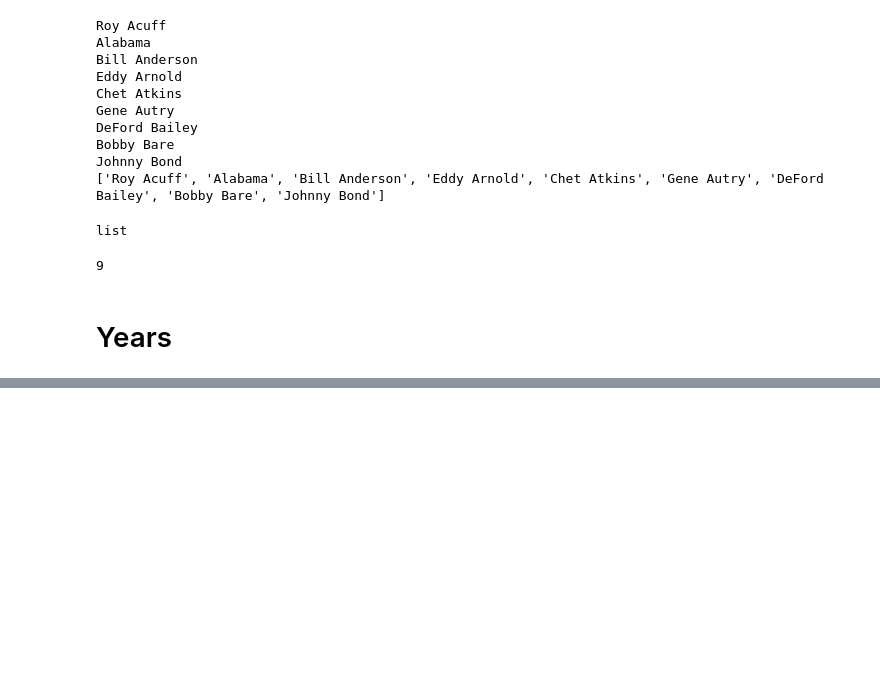
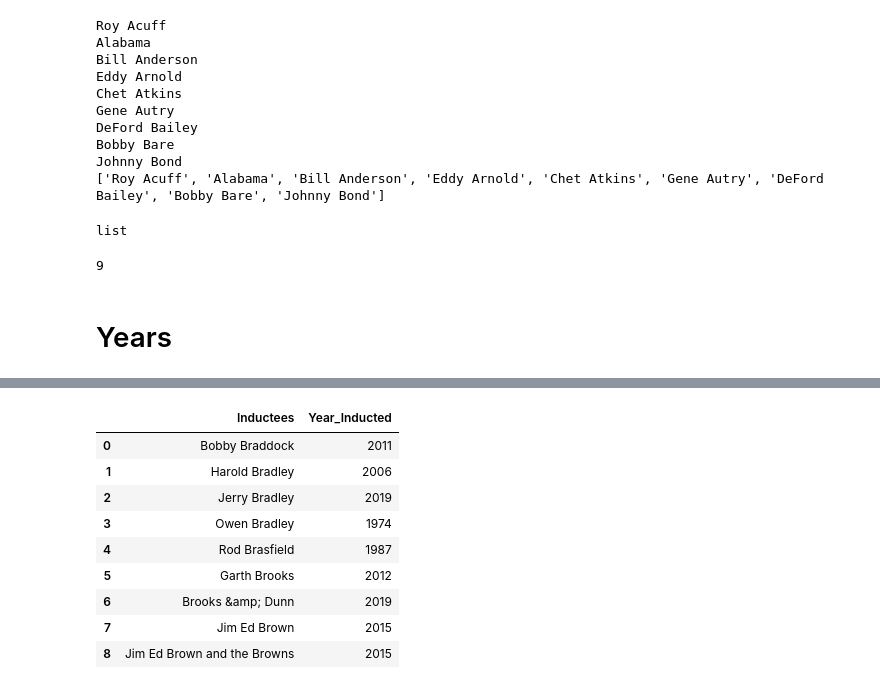
Before and after one commit to RyanButler47/web-scraping-country-music_hof-RyanButler47, a Jupyter notebook: notebooks/web_scraping_country_music_hof.ipynb, the cells around one changed output, grey strips where cells are left out. Saved outputs shown, nothing was run; the diff lists cells and outputs as text; code cells hidden in the pictures; blank space fills up the shorter version.

```diff
--- a/notebooks/web_scraping_country_music_hof.ipynb
+++ b/notebooks/web_scraping_country_music_hof.ipynb
@@ -145,0 +193,11 @@ len(years)
+# %%
+#For loop for multiple tables and append them together
+data = []
+for page in range(2,17):
+    website_url = 'https://countrymusichalloffame.org/hall-of-fame/members/page/'  + str(page)
+    response = requests.get(website_url)
+    print(response.status_code)
+    data.append(response.content)
+print(len(data))
+
+#response.status_code
@@ -145,0 +231,3 @@ len(years)
+# %%
+soup = BeautifulSoup(data, 'lxml')
+print(soup.title)
@@ -145,0 +256,7 @@ len(years)
+# %%
+names_list = []
+names = soup.find_all('h3')
+for i in names:
+    print(str(i)[4:-5])
+    names_list.append(str(i)[4:-5])
+print(names_list)
@@ -145,0 +270,9 @@ len(years)
+# %%
+years_list = []
+s=33
+f=-22
+years = soup.find_all('p')[4:13]
+for i in years:
+    print(str(i)[s:f])
+    years_list.append(str(i)[s:f])
+print(years_list)
@@ -145,0 +290,15 @@ len(years)
+# %%
+d = {'Inductees': names_list, 'Year_Inducted': years_list}
+df = pd.DataFrame.append(d)
+df
+# %% [output]
+|  | Inductees | Year_Inducted |
+| 0 | Bobby Braddock | 2011 |
+| 1 | Harold Bradley | 2006 |
+| 2 | Jerry Bradley | 2019 |
+| 3 | Owen Bradley | 1974 |
+| 4 | Rod Brasfield | 1987 |
+| 5 | Garth Brooks | 2012 |
+| 6 | Brooks &amp; Dunn | 2019 |
+| 7 | Jim Ed Brown | 2015 |
+| 8 | Jim Ed Brown and the Browns | 2015 |
```
Also changed, not shown: parts of 19 cells of this notebook.
